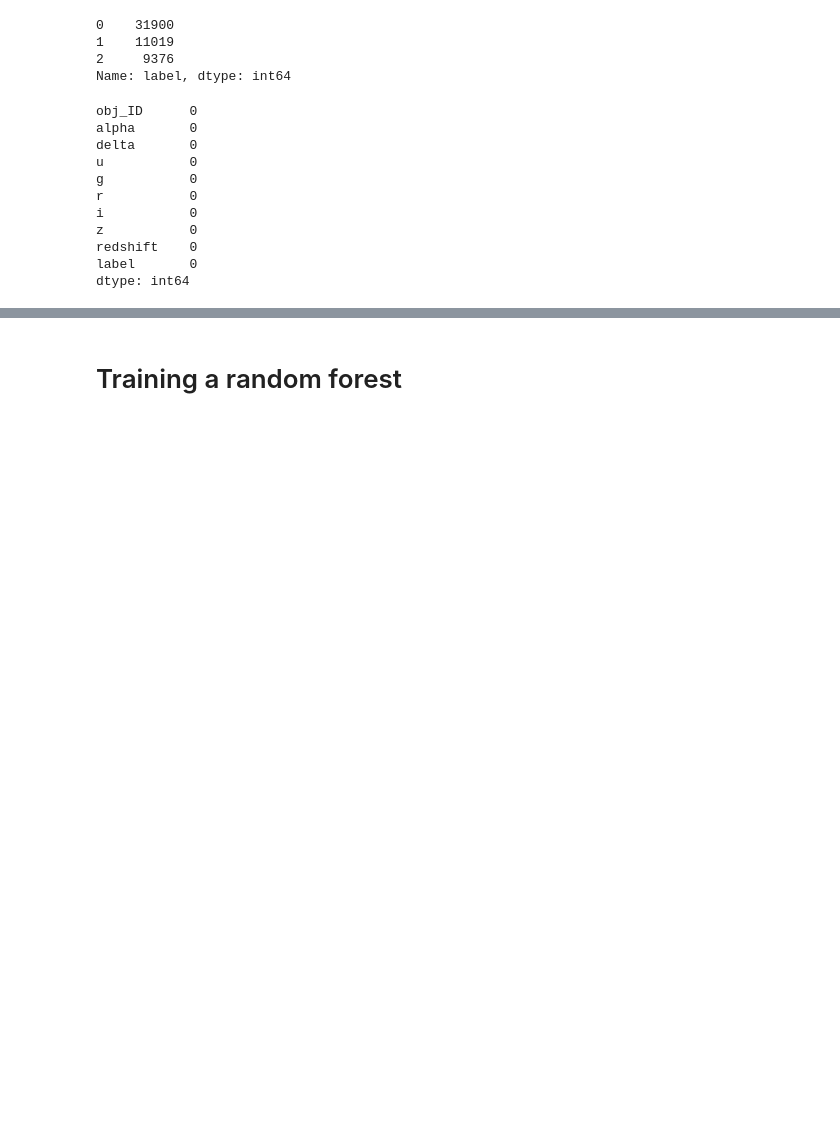
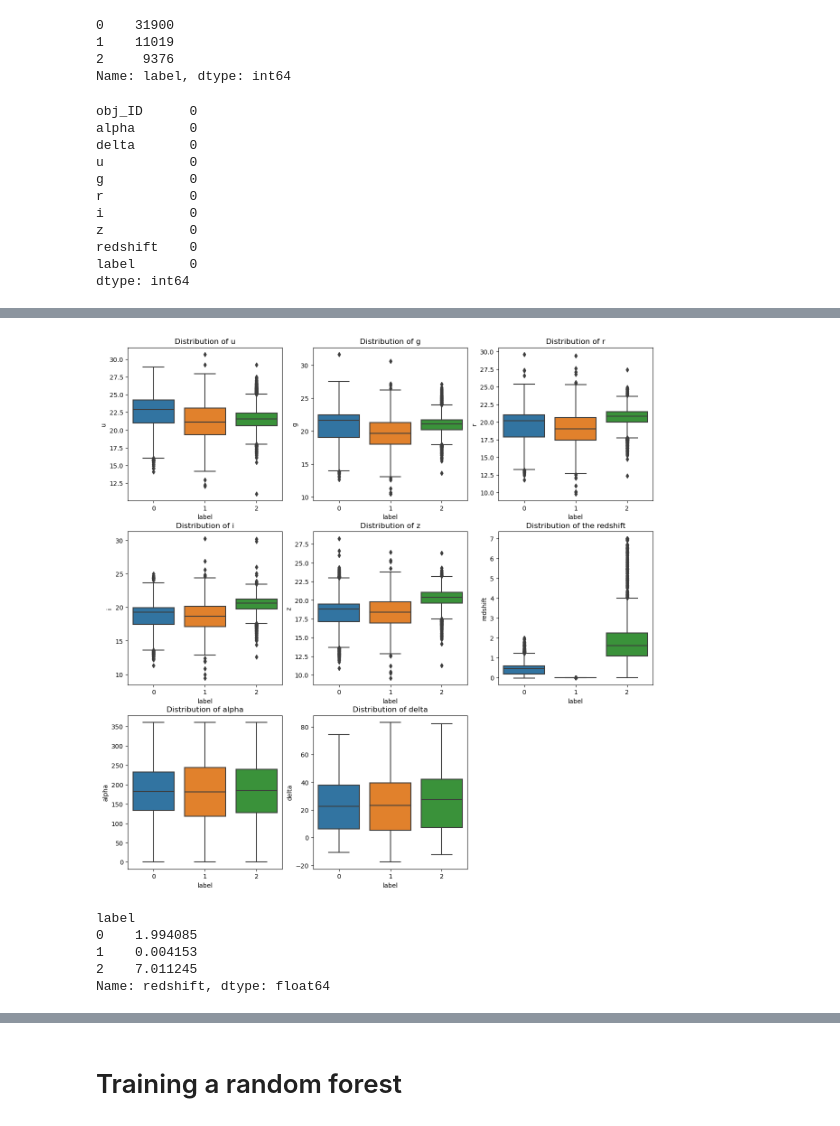
Before and after one commit to pierrecavalier/Data_Challenge, a Jupyter notebook: Classification d'objets célestes/Notebook Pierre.ipynb, the cells around one changed output, grey strips where cells are left out. Drawn from its saved outputs; the diff is of its cells as text; code cells hidden in the pictures; blank space fills up the shorter version.

```diff
--- a/Classification d'objets célestes/Notebook Pierre.ipynb
+++ b/Classification d'objets célestes/Notebook Pierre.ipynb
@@ -67,0 +113,48 @@ dtype: int64
+# %%
+#do a boxplot of u, g, r, i and z to see the distribution of the data
+plt.figure(figsize=(15,15))
+plt.subplot(3,3,1)
+sns.boxplot(x='label',y='u',data=train)
+plt.title('Distribution of u')
+
+plt.subplot(3,3,2)
+sns.boxplot(x='label',y='g',data=train)
+plt.title('Distribution of g')
+
+plt.subplot(3,3,3)
+sns.boxplot(x='label',y='r',data=train)
+plt.title('Distribution of r')
+
+plt.subplot(3,3,4)
+sns.boxplot(x='label',y='i',data=train)
+plt.title('Distribution of i')
+
+plt.subplot(3,3,5)
+sns.boxplot(x='label',y='z',data=train)
+plt.title('Distribution of z')
+
+plt.subplot(3,3,6)
+sns.boxplot(x='label',y='redshift',data=train)
+plt.title('Distribution of the redshift')
+
+plt.subplot(3,3,7)
+sns.boxplot(x='label',y='alpha',data=train)
+plt.title('Distribution of alpha')
+
+plt.subplot(3,3,8)
+sns.boxplot(x='label',y='delta',data=train)
+plt.title('Distribution of delta')
+
+plt.savefig('images/boxplot.png')
+plt.show()
+# %% [output]
+[figure, added]
+# %%
+#print the min of redshift for each label
+print(train.groupby('label')['redshift'].max())
+# %% [output]
+label
+0    1.994085
+1    0.004153
+2    7.011245
+Name: redshift, dtype: float64
```
Also changed, not shown: parts of 24 cells of this notebook, 12 other files.
